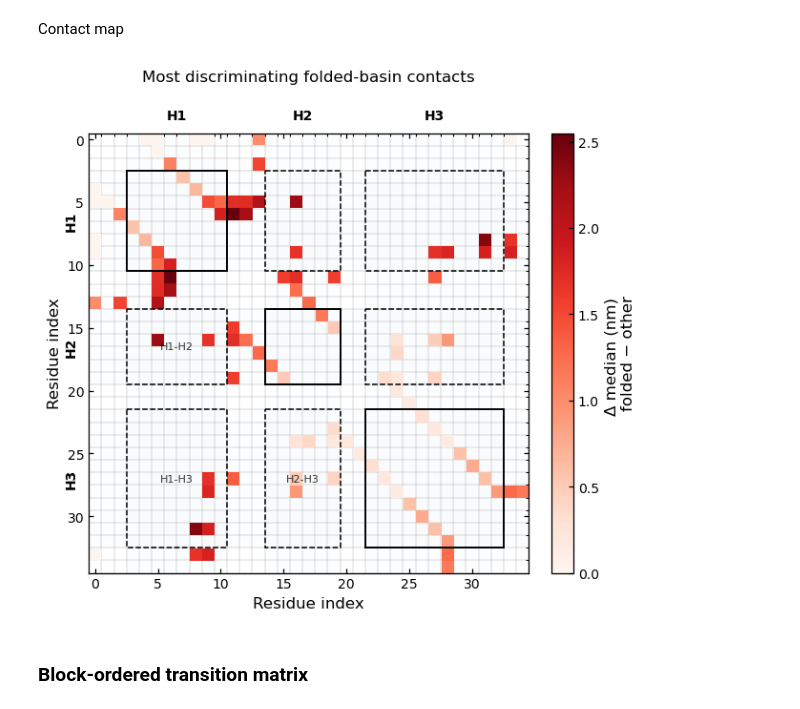
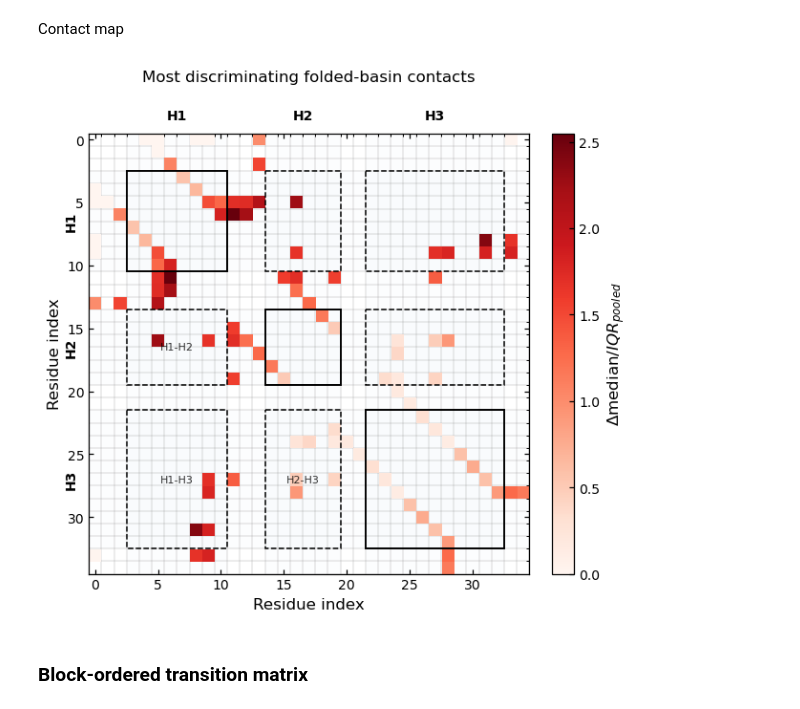
Before and after one commit to miriamzara/MSM, a Jupyter notebook: root/notebooks/step_4_analysis.ipynb, the cells around one changed output. Drawn from its saved outputs; the diff is of its cells as text; code cells hidden in the pictures.

```diff
--- a/root/notebooks/step_4_analysis.ipynb
+++ b/root/notebooks/step_4_analysis.ipynb
@@ -1270,35 +1272,35 @@ for idx_a, (h1, (s1, e1)) in enumerate(helix_items):
             (s2 + e2) / 2,
             f"{h1}-{h2}",
             ha="center",
             va="center",
             fontsize=8,
             alpha=0.8,
             zorder=5
         )
 
 # --- axes ---
 ax.set_xlim(-0.5, n_res - 0.5)
 ax.set_ylim(n_res - 0.5, -0.5)  # keeps residue 0 at top, like your current plot
 ax.set_aspect("equal")
 
 ax.set_xlabel("Residue index")
 ax.set_ylabel("Residue index")
 ax.set_title("Most discriminating folded-basin contacts", y = 1.1)
 
 # Cleaner tick spacing
 major_ticks = np.arange(0, n_res, 5)
 ax.set_xticks(major_ticks)
 ax.set_yticks(major_ticks)
 
 # Colorbar
 cbar = fig.colorbar(im, ax=ax, fraction=0.046, pad=0.04)
-cbar.set_label("Δ median (nm) \nfolded − other")
+cbar.set_label(r"$\Delta \text{median}/IQR_{pooled}$")
 
 plt.tight_layout()
 plt.savefig("../output_figures/folded_basin_contact_map_report.pdf", bbox_inches="tight")
 plt.savefig("../output_figures/folded_basin_contact_map_report.png", dpi=600, bbox_inches="tight")
 # %% [output]
-[figure, old version]
+[figure, new version]
 # %% [markdown]
 ### Block-ordered transition matrix
 # %%
```
Also changed, not shown: parts of 1 cell of this notebook, 7 other files.
